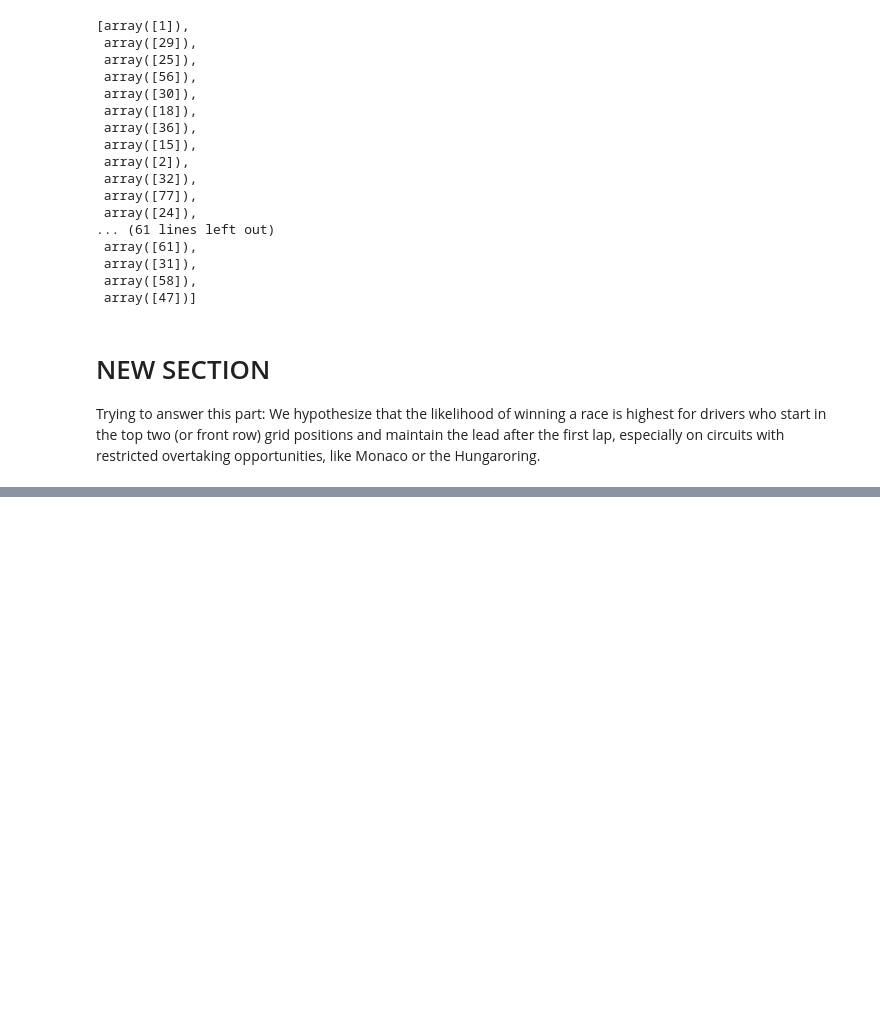
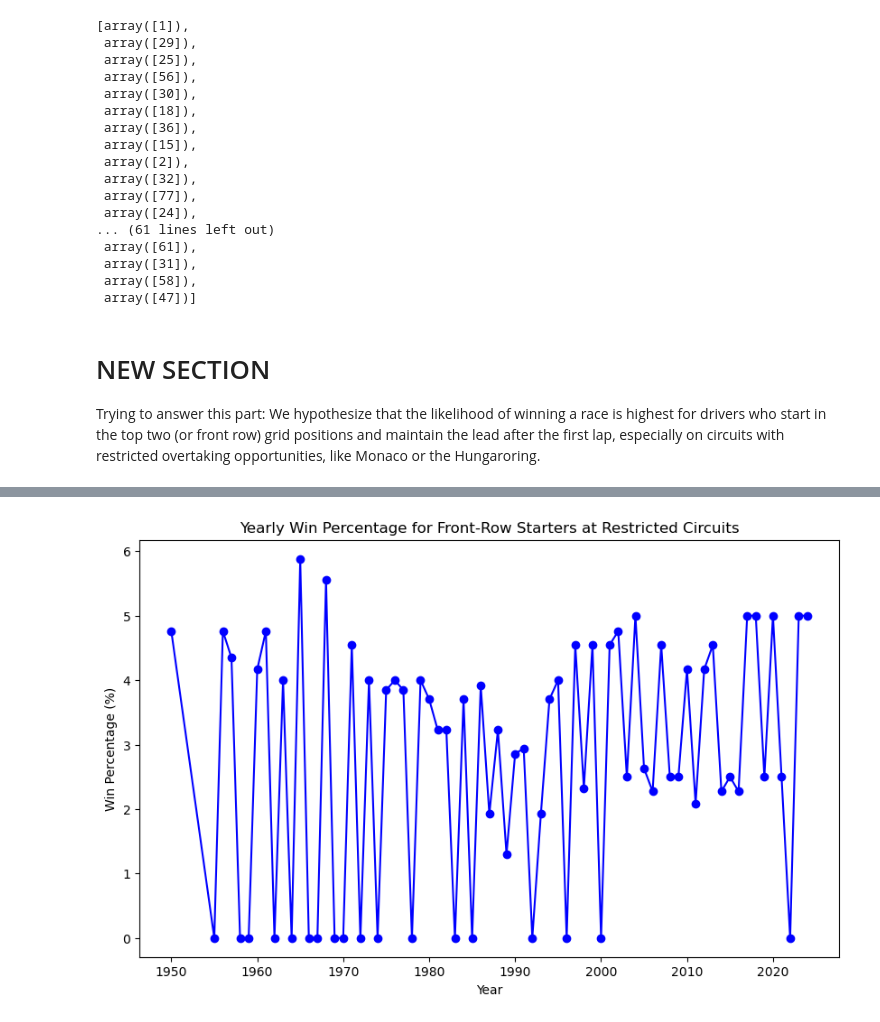
Before and after one commit to KaustubhPaliwal/F1GridAnalysis, a Jupyter notebook: Testing.ipynb, the cells around one changed output, grey strips where cells are left out. Cells and saved outputs as stored; diff of their text form; code cells hidden in the pictures; blank space fills up the shorter version.

```diff
--- a/Testing.ipynb
+++ b/Testing.ipynb
@@ -103,9 +103,10 @@ races_df
 1125 rows × 18 columns
 # %%
 #I kept what i thought were most important columns??
-races_df = races_df[['raceId', 'year', 'circuitId', 'name', 'date', 'time']]
 
-#Output
+races_df = races_df.filter(items=['raceId', 'year', 'circuitId', 'name', 'date', 'time'])
+
+# Display the resulting DataFrame
 races_df
 # %% [output]
 |  | raceId | year | circuitId | name | date | time |
@@ -299,0 +347,15 @@ frontPosition
+# %%
+# Calculate yearly win percentage for front-row starters at restricted circuits
+yearly_wins = front_row_winners.groupby('year').size()
+yearly_race_counts = restricted_df.groupby('year').size()
+yearly_win_percentage = (yearly_wins / yearly_race_counts * 100).fillna(0)
+
+# Plot yearly win percentage
+plt.figure(figsize=(10, 6))
+plt.plot(yearly_win_percentage.index, yearly_win_percentage.values, marker='o', color='blue')
+plt.title("Yearly Win Percentage for Front-Row Starters at Restricted Circuits")
+plt.xlabel("Year")
+plt.ylabel("Win Percentage (%)")
+plt.show()
+# %% [output]
+[figure, added]
```
Also changed, not shown: parts of 10 cells of this notebook.
